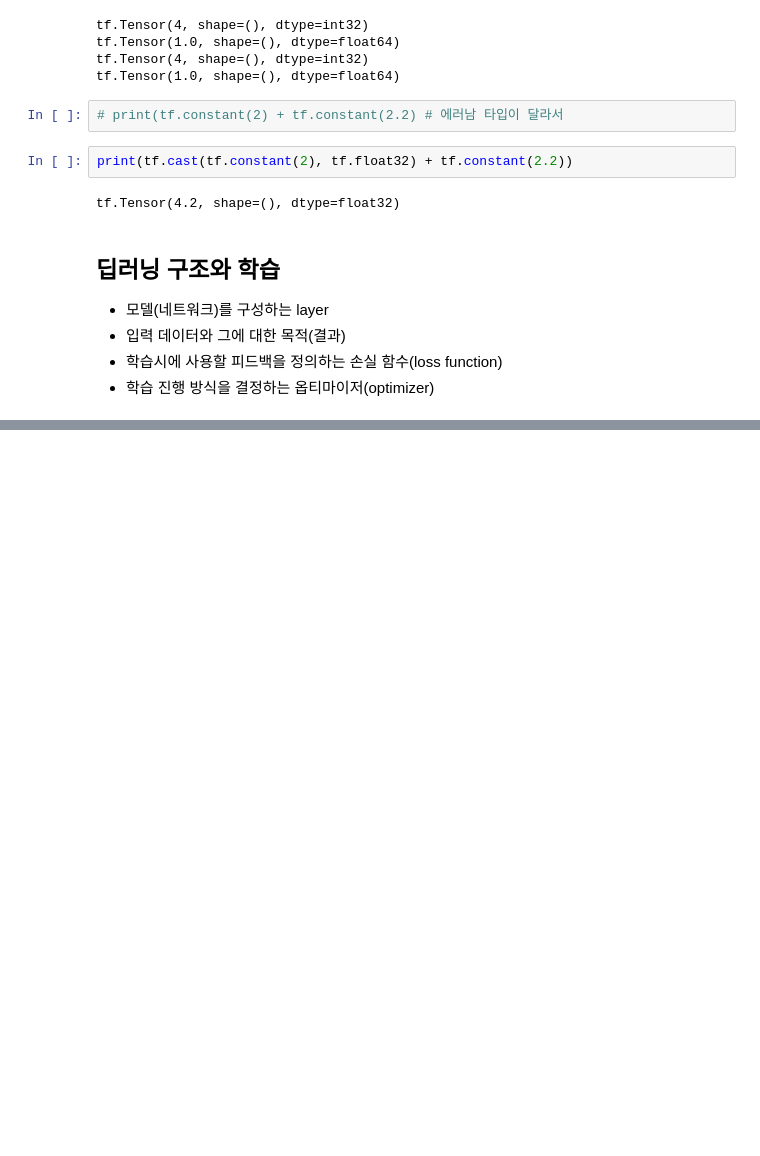
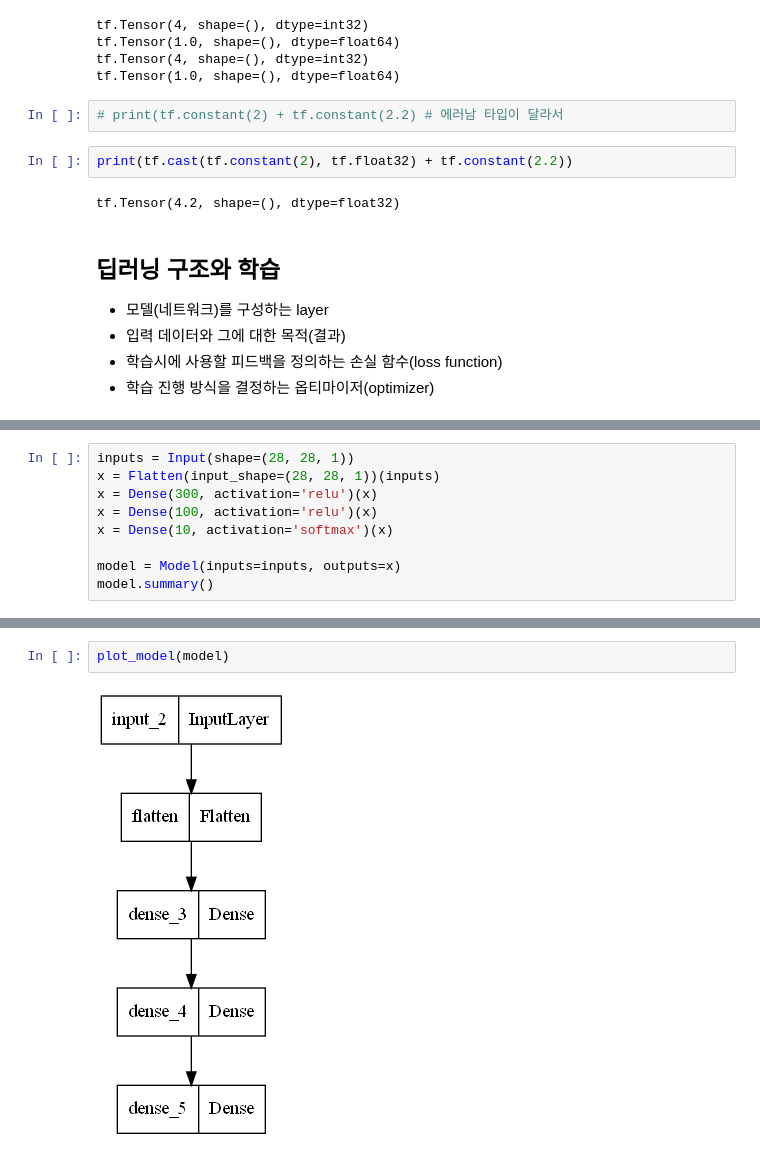
Before and after one commit to jc3wrld999/ML-100Days, a Jupyter notebook: tensorflow.ipynb, the cells around one changed output, grey strips where cells are left out. Saved outputs shown, nothing was run; the diff lists cells and outputs as text; blank space fills up the shorter version.

```diff
--- a/tensorflow.ipynb
+++ b/tensorflow.ipynb
@@ -178,0 +322,9 @@ tf.Tensor(4.2, shape=(), dtype=float32)
+# %%
+inputs = Input(shape=(28, 28, 1))
+x = Flatten(input_shape=(28, 28, 1))(inputs)
+x = Dense(300, activation='relu')(x)
+x = Dense(100, activation='relu')(x)
+x = Dense(10, activation='softmax')(x)
+
+model = Model(inputs=inputs, outputs=x)
+model.summary()
@@ -178,0 +351,4 @@ tf.Tensor(4.2, shape=(), dtype=float32)
+# %%
+plot_model(model)
+# %% [output]
+[figure, added]
```
Also changed, not shown: parts of 30 cells of this notebook, 1 other file.
